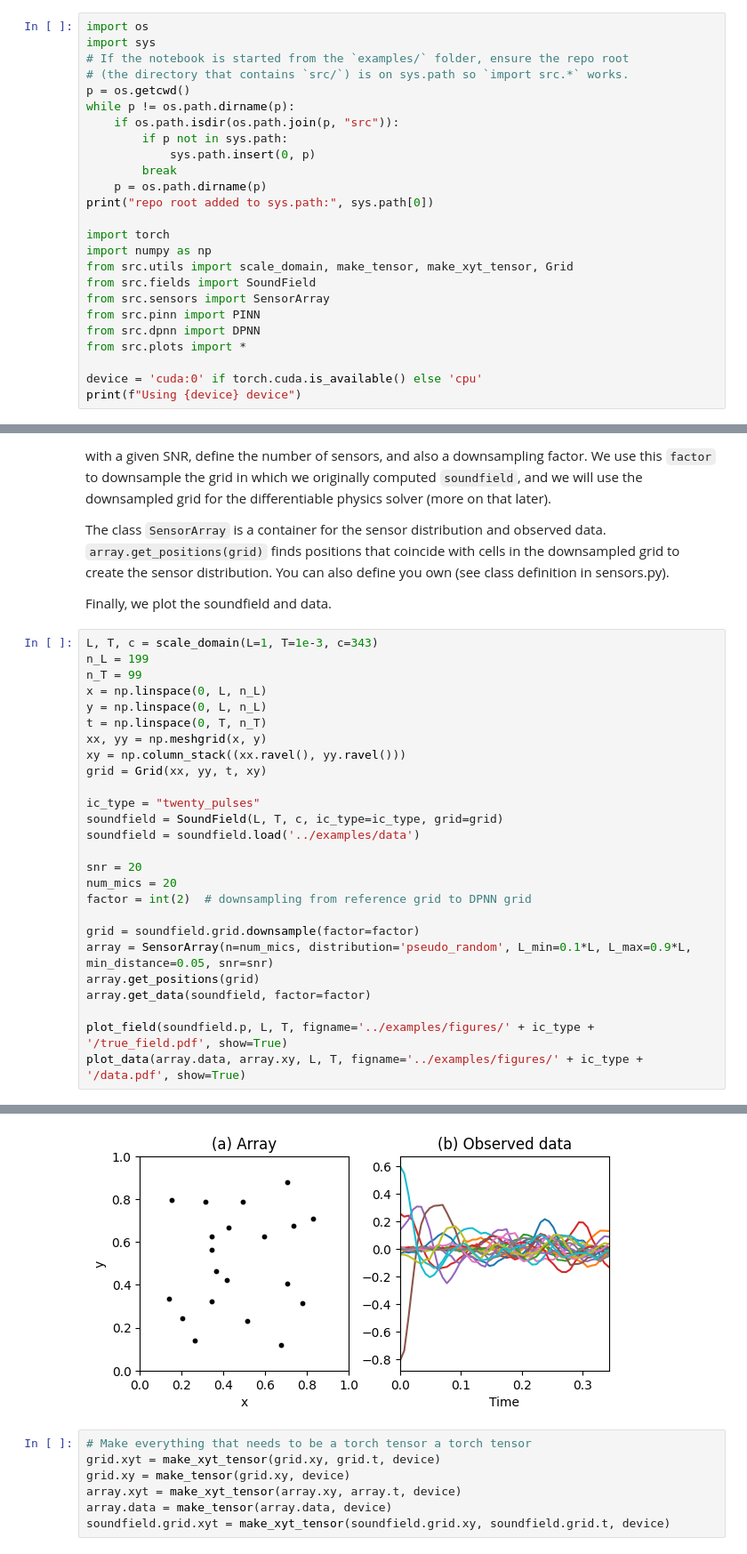
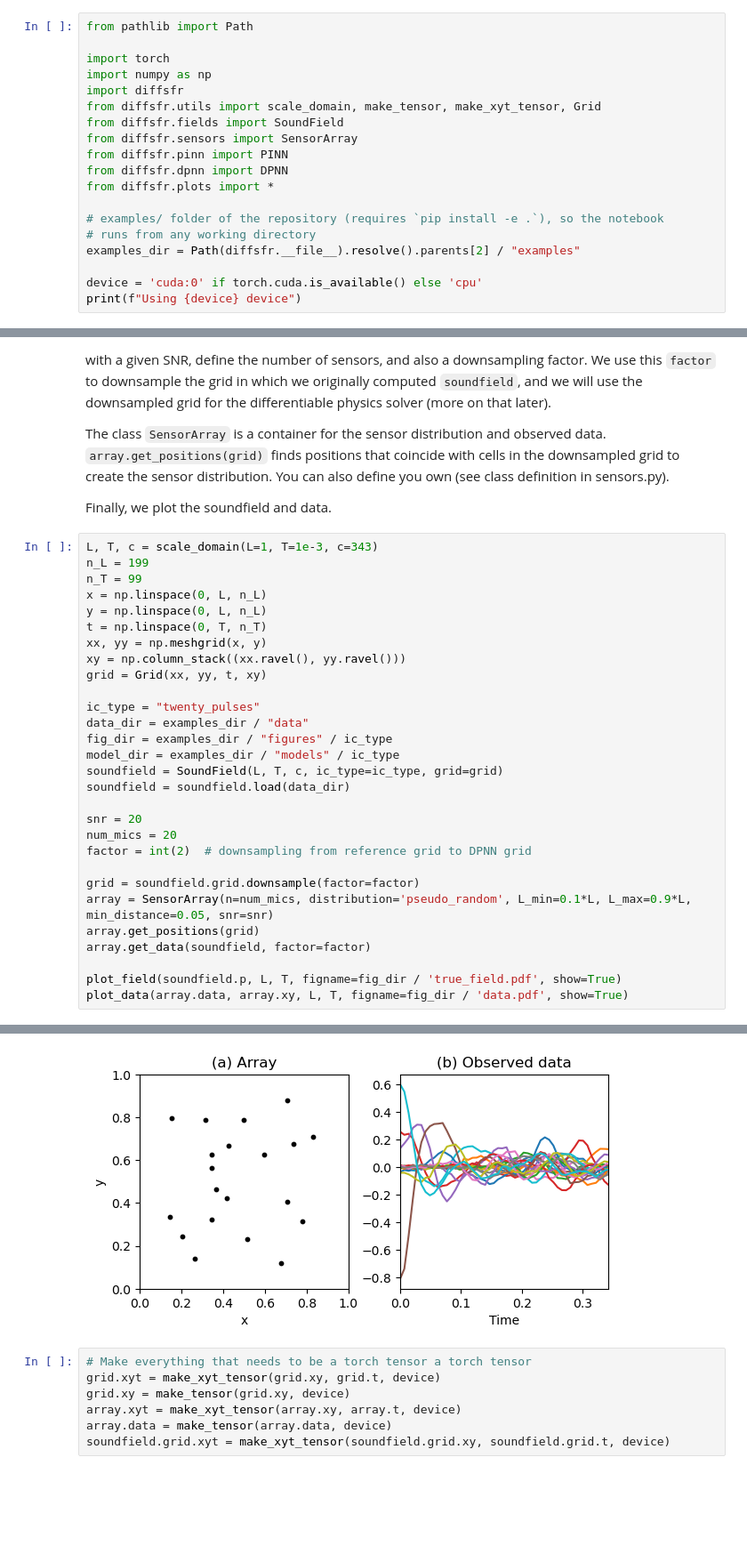
Before and after one commit to samuel-verburg/differentiable-soundfield-reconstruction, a Jupyter notebook: examples/example.ipynb, the cells around one changed output, grey strips where cells are left out. Shown at 89% size. Drawn from its saved outputs; the diff is of its cells as text; blank space fills up the shorter version.

Commit message:
update readme and examples

```diff
--- a/examples/example.ipynb
+++ b/examples/example.ipynb
@@ -8,27 +8,21 @@ Samuel A. Verburg. saveri@dtu.dk, 17/10/2025.
 
 We start with the imports. You can run the code on CPU or GPU.
 # %%
-import os
-import sys
-# If the notebook is started from the `examples/` folder, ensure the repo root
-# (the directory that contains `src/`) is on sys.path so `import src.*` works.
-p = os.getcwd()
-while p != os.path.dirname(p):
-    if os.path.isdir(os.path.join(p, "src")):
-        if p not in sys.path:
-            sys.path.insert(0, p)
-        break
-    p = os.path.dirname(p)
-print("repo root added to sys.path:", sys.path[0])
+from pathlib import Path
 
 import torch
 import numpy as np
-from src.utils import scale_domain, make_tensor, make_xyt_tensor, Grid
-from src.fields import SoundField
-from src.sensors import SensorArray
-from src.pinn import PINN
-from src.dpnn import DPNN
-from src.plots import *
+import diffsfr
+from diffsfr.utils import scale_domain, make_tensor, make_xyt_tensor, Grid
+from diffsfr.fields import SoundField
+from diffsfr.sensors import SensorArray
+from diffsfr.pinn import PINN
+from diffsfr.dpnn import DPNN
+from diffsfr.plots import *
+
+# examples/ folder of the repository (requires `pip install -e .`), so the notebook
+# runs from any working directory
+examples_dir = Path(diffsfr.__file__).resolve().parents[2] / "examples"
 
 device = 'cuda:0' if torch.cuda.is_available() else 'cpu'
 print(f"Using {device} device")
@@ -96,8 +89,11 @@ xy = np.column_stack((xx.ravel(), yy.ravel()))
 grid = Grid(xx, yy, t, xy)
 
 ic_type = "twenty_pulses"
+data_dir = examples_dir / "data"
+fig_dir = examples_dir / "figures" / ic_type
+model_dir = examples_dir / "models" / ic_type
 soundfield = SoundField(L, T, c, ic_type=ic_type, grid=grid)
-soundfield = soundfield.load('../examples/data')
+soundfield = soundfield.load(data_dir)
 
 snr = 20
 num_mics = 20
@@ -108,6 +104,6 @@ array = SensorArray(n=num_mics, distribution='pseudo_random', L_min=0.1*L, L_max
 array.get_positions(grid)
 array.get_data(soundfield, factor=factor)
 
-plot_field(soundfield.p, L, T, figname='../examples/figures/' + ic_type + '/true_field.pdf', show=True)
-plot_data(array.data, array.xy, L, T, figname='../examples/figures/' + ic_type + '/data.pdf', show=True)
+plot_field(soundfield.p, L, T, figname=fig_dir / 'true_field.pdf', show=True)
+plot_data(array.data, array.xy, L, T, figname=fig_dir / 'data.pdf', show=True)
 # %% [output]
@@ -115,4 +111,4 @@ plot_data(array.data, array.xy, L, T, figname='../examples/figures/' + ic_type +
-[figure, old version]
+[figure, new version]
 # %%
 # Make everything that needs to be a torch tensor a torch tensor
 grid.xyt = make_xyt_tensor(grid.xy, grid.t, device)
```
Also changed, not shown: parts of 6 cells of this notebook, 19 other files.
